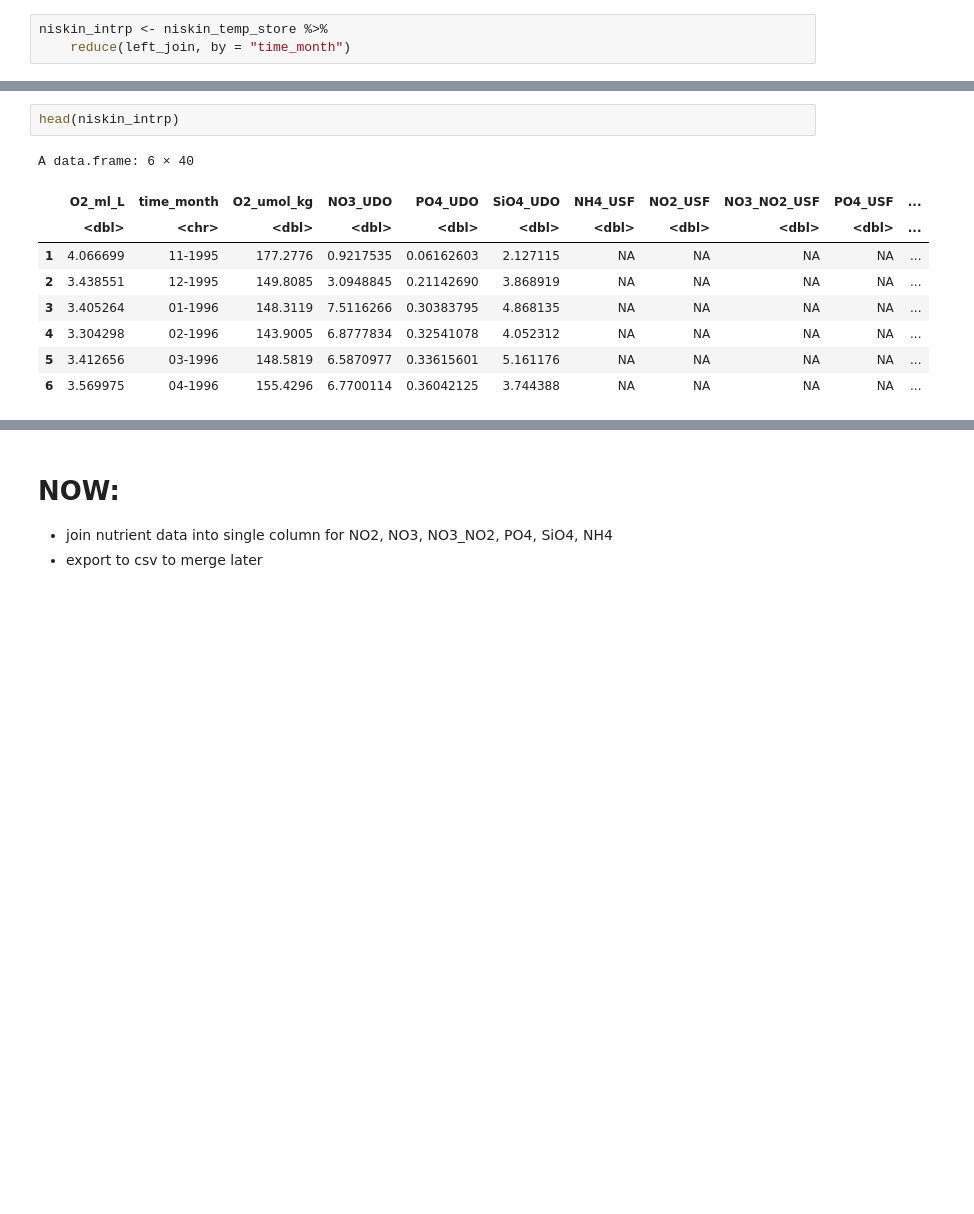
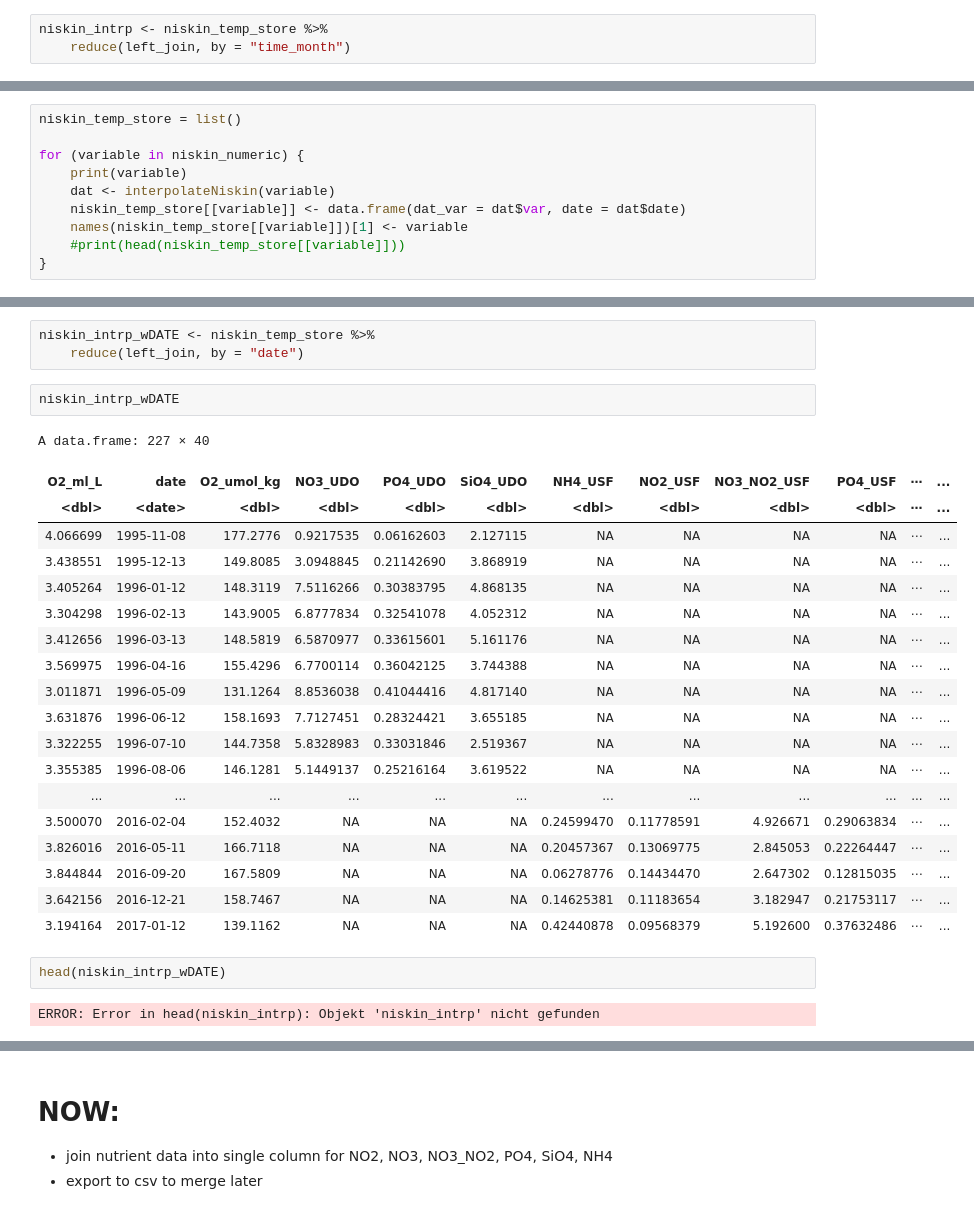
Before and after one commit to ben1post/BennyPhD, a Jupyter notebook: CaRiaco/SCRIPPS/CARIACO_data/Manuscript2DataAnalysis/DataPipeline/NiskinCleanUp.R.ipynb, the cells around one changed output, grey strips where cells are left out. Cells and saved outputs as stored; diff of their text form; blank space fills up the shorter version.

```diff
--- a/CaRiaco/SCRIPPS/CARIACO_data/Manuscript2DataAnalysis/DataPipeline/NiskinCleanUp.R.ipynb
+++ b/CaRiaco/SCRIPPS/CARIACO_data/Manuscript2DataAnalysis/DataPipeline/NiskinCleanUp.R.ipynb
@@ -179,0 +182,10 @@ niskin_intrp <- niskin_temp_store %>%
+# %%
+niskin_temp_store = list()
+
+for (variable in niskin_numeric) {
+    print(variable)
+    dat <- interpolateNiskin(variable)
+    niskin_temp_store[[variable]] <- data.frame(dat_var = dat$var, date = dat$date)
+    names(niskin_temp_store[[variable]])[1] <- variable
+    #print(head(niskin_temp_store[[variable]]))
+}
@@ -180,12 +210,29 @@ niskin_intrp <- niskin_temp_store %>%
+# %%
+niskin_intrp_wDATE <- niskin_temp_store %>%
+    reduce(left_join, by = "date")
+# %%
+niskin_intrp_wDATE
+# %% [output]
+A data.frame: 227 × 40
+| O2_ml_L | date | O2_umol_kg | NO3_UDO | PO4_UDO | SiO4_UDO | NH4_USF | NO2_USF | NO3_NO2_USF | PO4_USF | ⋯ | ... |
+| <dbl> | <date> | <dbl> | <dbl> | <dbl> | <dbl> | <dbl> | <dbl> | <dbl> | <dbl> | ⋯ | ... |
+| 4.066699 | 1995-11-08 | 177.2776 | 0.9217535 | 0.06162603 | 2.127115 | NA | NA | NA | NA | ⋯ | ... |
+| 3.438551 | 1995-12-13 | 149.8085 | 3.0948845 | 0.21142690 | 3.868919 | NA | NA | NA | NA | ⋯ | ... |
+| 3.405264 | 1996-01-12 | 148.3119 | 7.5116266 | 0.30383795 | 4.868135 | NA | NA | NA | NA | ⋯ | ... |
+| 3.304298 | 1996-02-13 | 143.9005 | 6.8777834 | 0.32541078 | 4.052312 | NA | NA | NA | NA | ⋯ | ... |
+| 3.412656 | 1996-03-13 | 148.5819 | 6.5870977 | 0.33615601 | 5.161176 | NA | NA | NA | NA | ⋯ | ... |
+| 3.569975 | 1996-04-16 | 155.4296 | 6.7700114 | 0.36042125 | 3.744388 | NA | NA | NA | NA | ⋯ | ... |
+| 3.011871 | 1996-05-09 | 131.1264 | 8.8536038 | 0.41044416 | 4.817140 | NA | NA | NA | NA | ⋯ | ... |
+| 3.631876 | 1996-06-12 | 158.1693 | 7.7127451 | 0.28324421 | 3.655185 | NA | NA | NA | NA | ⋯ | ... |
+| 3.322255 | 1996-07-10 | 144.7358 | 5.8328983 | 0.33031846 | 2.519367 | NA | NA | NA | NA | ⋯ | ... |
+| 3.355385 | 1996-08-06 | 146.1281 | 5.1449137 | 0.25216164 | 3.619522 | NA | NA | NA | NA | ⋯ | ... |
+| ... | ... | ... | ... | ... | ... | ... | ... | ... | ... | ... | ... |
+| 3.500070 | 2016-02-04 | 152.4032 | NA | NA | NA | 0.24599470 | 0.11778591 | 4.926671 | 0.29063834 | ⋯ | ... |
+| 3.826016 | 2016-05-11 | 166.7118 | NA | NA | NA | 0.20457367 | 0.13069775 | 2.845053 | 0.22264447 | ⋯ | ... |
+| 3.844844 | 2016-09-20 | 167.5809 | NA | NA | NA | 0.06278776 | 0.14434470 | 2.647302 | 0.12815035 | ⋯ | ... |
+| 3.642156 | 2016-12-21 | 158.7467 | NA | NA | NA | 0.14625381 | 0.11183654 | 3.182947 | 0.21753117 | ⋯ | ... |
+| 3.194164 | 2017-01-12 | 139.1162 | NA | NA | NA | 0.42440878 | 0.09568379 | 5.192600 | 0.37632486 | ⋯ | ... |
 # %%
-head(niskin_intrp)
+head(niskin_intrp_wDATE)
 # %% [output]
-A data.frame: 6 × 40
+ERROR: Error in head(niskin_intrp): Objekt 'niskin_intrp' nicht gefunden
-|  | O2_ml_L | time_month | O2_umol_kg | NO3_UDO | PO4_UDO | SiO4_UDO | NH4_USF | NO2_USF | NO3_NO2_USF | PO4_USF | ... |
-|  | <dbl> | <chr> | <dbl> | <dbl> | <dbl> | <dbl> | <dbl> | <dbl> | <dbl> | <dbl> | ... |
-| 1 | 4.066699 | 11-1995 | 177.2776 | 0.9217535 | 0.06162603 | 2.127115 | NA | NA | NA | NA | ... |
-| 2 | 3.438551 | 12-1995 | 149.8085 | 3.0948845 | 0.21142690 | 3.868919 | NA | NA | NA | NA | ... |
-| 3 | 3.405264 | 01-1996 | 148.3119 | 7.5116266 | 0.30383795 | 4.868135 | NA | NA | NA | NA | ... |
-| 4 | 3.304298 | 02-1996 | 143.9005 | 6.8777834 | 0.32541078 | 4.052312 | NA | NA | NA | NA | ... |
-| 5 | 3.412656 | 03-1996 | 148.5819 | 6.5870977 | 0.33615601 | 5.161176 | NA | NA | NA | NA | ... |
-| 6 | 3.569975 | 04-1996 | 155.4296 | 6.7700114 | 0.36042125 | 3.744388 | NA | NA | NA | NA | ... |
```
Also changed, not shown: parts of 4 cells of this notebook, 24 other files.
